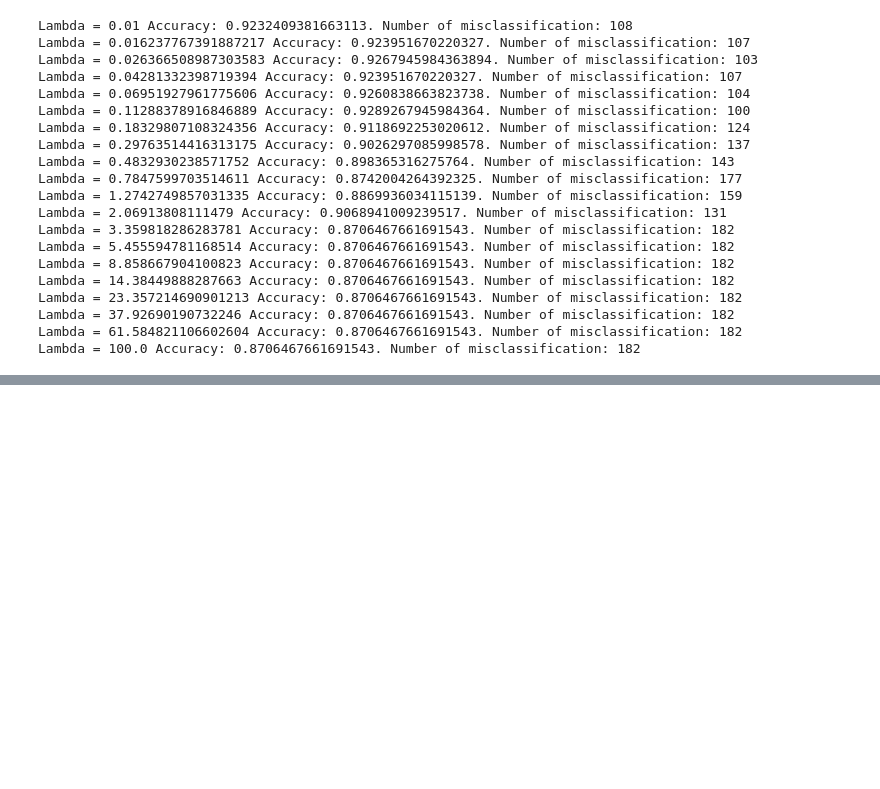
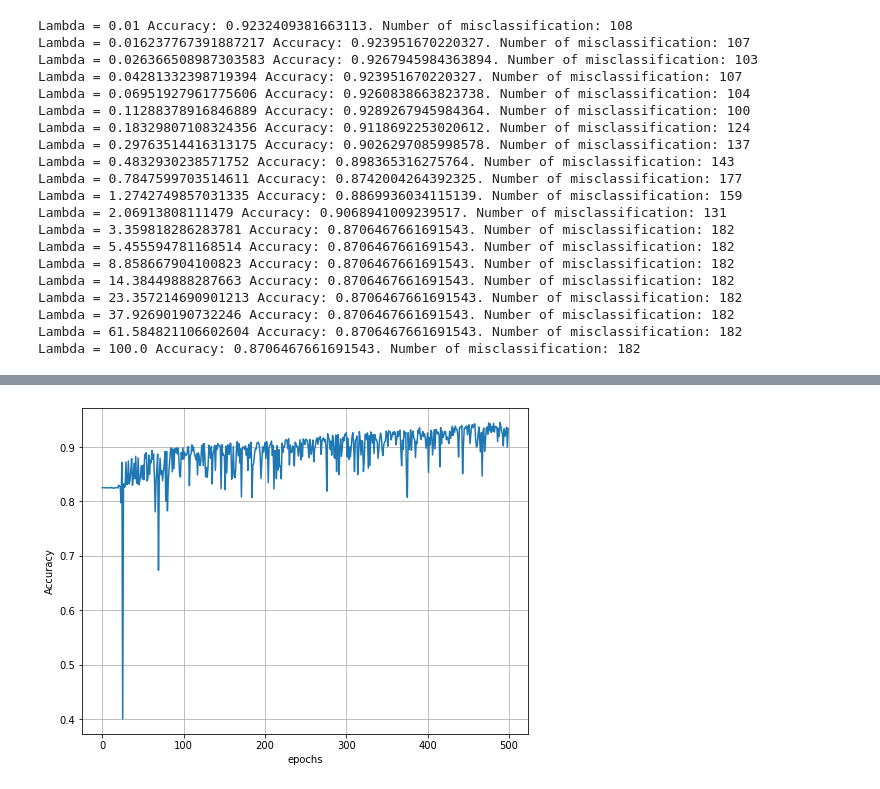
Before and after one commit to keshuw726/CS532-Course-Project, a Jupyter notebook: code/CS532_Project_Asteroids_Classification.ipynb, the cells around one changed output, grey strips where cells are left out. Saved outputs shown, nothing was run; the diff lists cells and outputs as text; code cells hidden in the pictures; blank space fills up the shorter version.

```diff
--- a/code/CS532_Project_Asteroids_Classification.ipynb
+++ b/code/CS532_Project_Asteroids_Classification.ipynb
@@ -810,0 +850,3 @@ Lambda = 100.0 Accuracy: 0.8706467661691543. Number of misclassification: 182
+# %%
+linear_svc = svm.SVC(kernel='linear')
+linear_svc.fit(X_train, y_train)
@@ -810,0 +874,3 @@ Lambda = 100.0 Accuracy: 0.8706467661691543. Number of misclassification: 182
+# %%
+rbf_svc = svm.SVC(kernel='rbf')
+rbf_svc.fit(X_train, y_train)
@@ -810,0 +896,3 @@ Lambda = 100.0 Accuracy: 0.8706467661691543. Number of misclassification: 182
+# %%
+poly_svc = svm.SVC(kernel='poly')
+poly_svc.fit(X_train, y_train)
@@ -810,0 +1081,9 @@ Lambda = 100.0 Accuracy: 0.8706467661691543. Number of misclassification: 182
+# %%
+plt.figure(figsize=(8,6))
+plt.plot(Acc, '-')
+plt.ylabel("Accuracy")
+plt.xlabel("epochs")
+plt.grid()
+plt.show()
+# %% [output]
+[figure, added]
```
Also changed, not shown: parts of 39 cells of this notebook.
